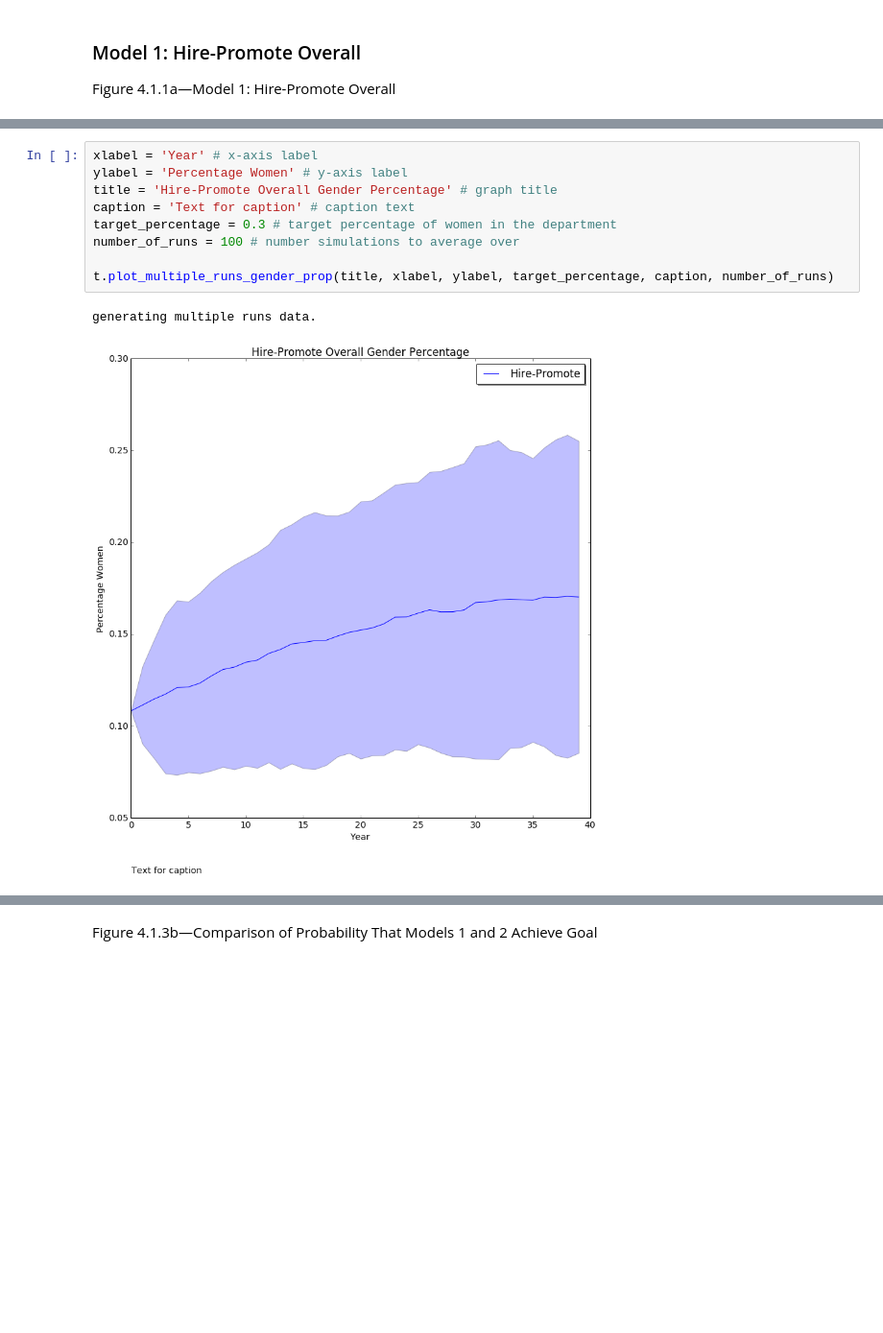
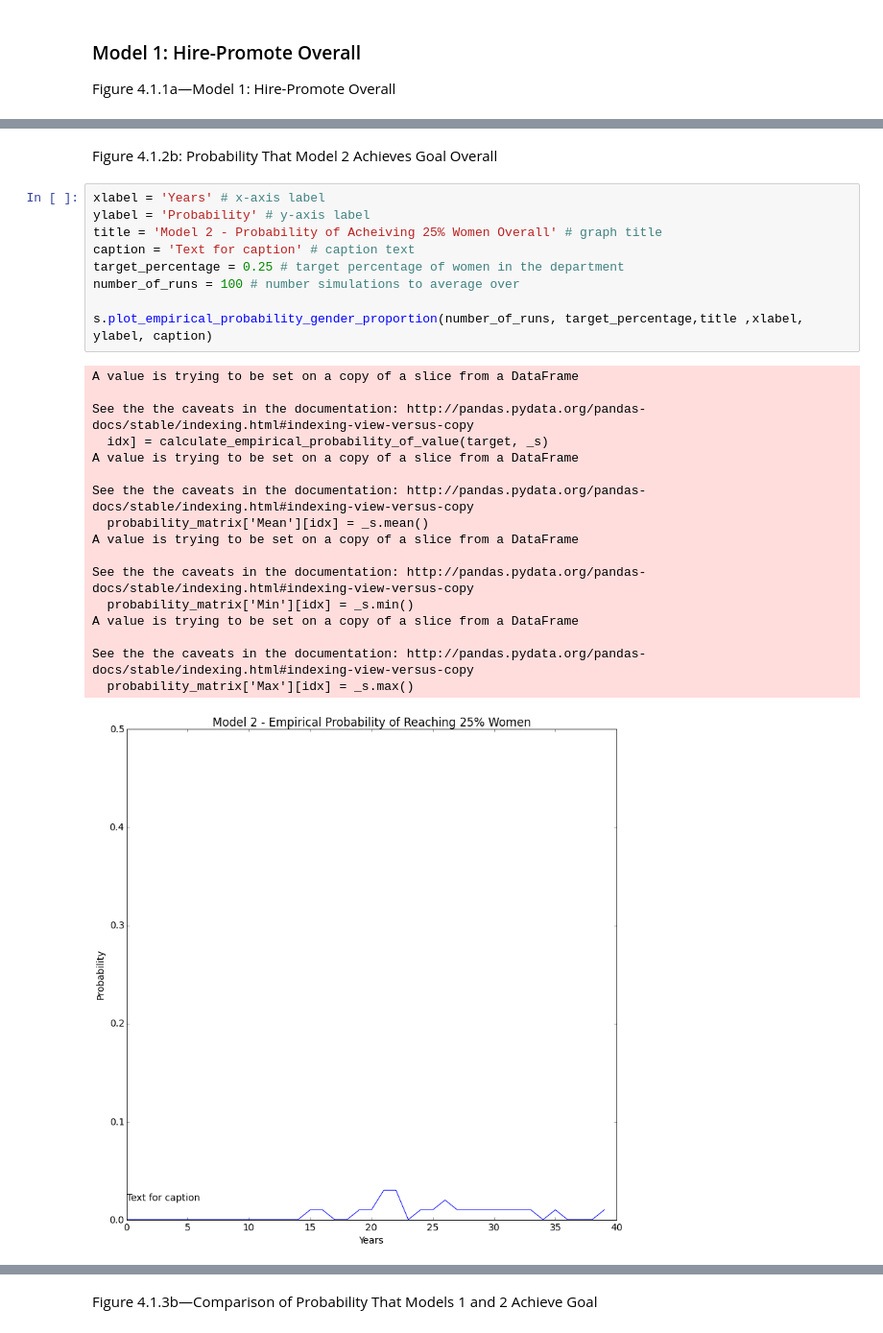
Before and after one commit to university-gender-evolution/notebooks-univ-gender, a Jupyter notebook: notebooks/mgmt_notebook05092016.ipynb, the cells around one changed output, grey strips where cells are left out. Shown at 96% size. Drawn from its saved outputs; the diff is of its cells as text; blank space fills up the shorter version.

```diff
--- a/notebooks/mgmt_notebook05092016.ipynb
+++ b/notebooks/mgmt_notebook05092016.ipynb
@@ -87,12 +146,29 @@ Figure 4.1.1a—Model 1: Hire-Promote Overall
+# %% [markdown]
+Figure 4.1.2b:  Probability That Model 2 Achieves Goal Overall
 # %%
-xlabel = 'Year' # x-axis label
-ylabel = 'Percentage Women' # y-axis label
-title = 'Hire-Promote Overall Gender Percentage' # graph title
+xlabel = 'Years' # x-axis label
+ylabel = 'Probability' # y-axis label
+title = 'Model 2 - Probability of Acheiving 25% Women Overall' # graph title
 caption = 'Text for caption' # caption text
-target_percentage = 0.3 # target percentage of women in the department
+target_percentage = 0.25 # target percentage of women in the department
 number_of_runs = 100 # number simulations to average over
 
-t.plot_multiple_runs_gender_prop(title, xlabel, ylabel, target_percentage, caption, number_of_runs)
+s.plot_empirical_probability_gender_proportion(number_of_runs, target_percentage,title ,xlabel, ylabel, caption)
 # %% [output]
-generating multiple runs data.
+A value is trying to be set on a copy of a slice from a DataFrame
+
+See the the caveats in the documentation: http://pandas.pydata.org/pandas-docs/stable/indexing.html#indexing-view-versus-copy
+  idx] = calculate_empirical_probability_of_value(target, _s)
+A value is trying to be set on a copy of a slice from a DataFrame
+
+See the the caveats in the documentation: http://pandas.pydata.org/pandas-docs/stable/indexing.html#indexing-view-versus-copy
+  probability_matrix['Mean'][idx] = _s.mean()
+A value is trying to be set on a copy of a slice from a DataFrame
+
+See the the caveats in the documentation: http://pandas.pydata.org/pandas-docs/stable/indexing.html#indexing-view-versus-copy
+  probability_matrix['Min'][idx] = _s.min()
+A value is trying to be set on a copy of a slice from a DataFrame
+
+See the the caveats in the documentation: http://pandas.pydata.org/pandas-docs/stable/indexing.html#indexing-view-versus-copy
+  probability_matrix['Max'][idx] = _s.max()
-[figure, old version]
+[figure, new version]
```
Also changed, not shown: parts of 124 cells of this notebook, 1 other file.
